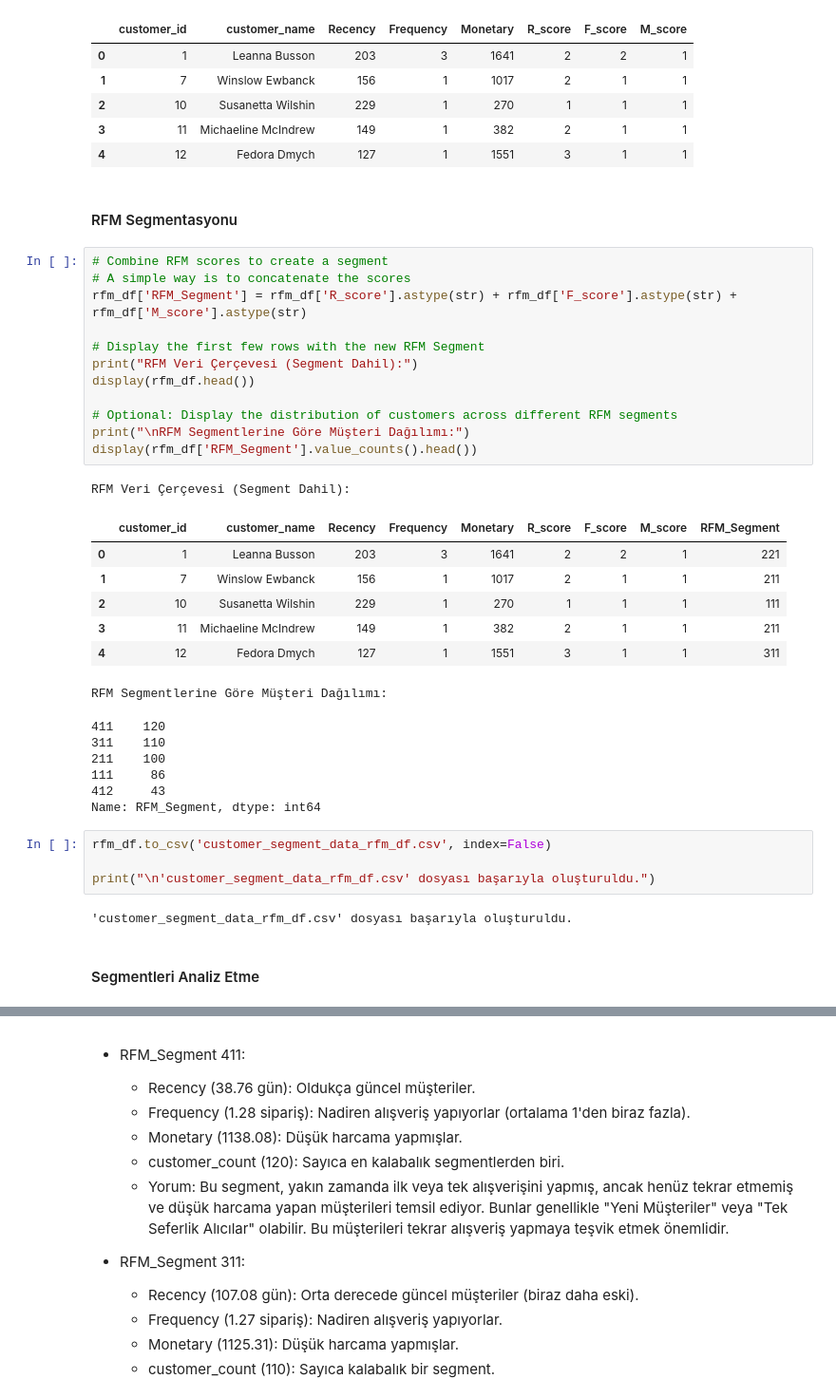
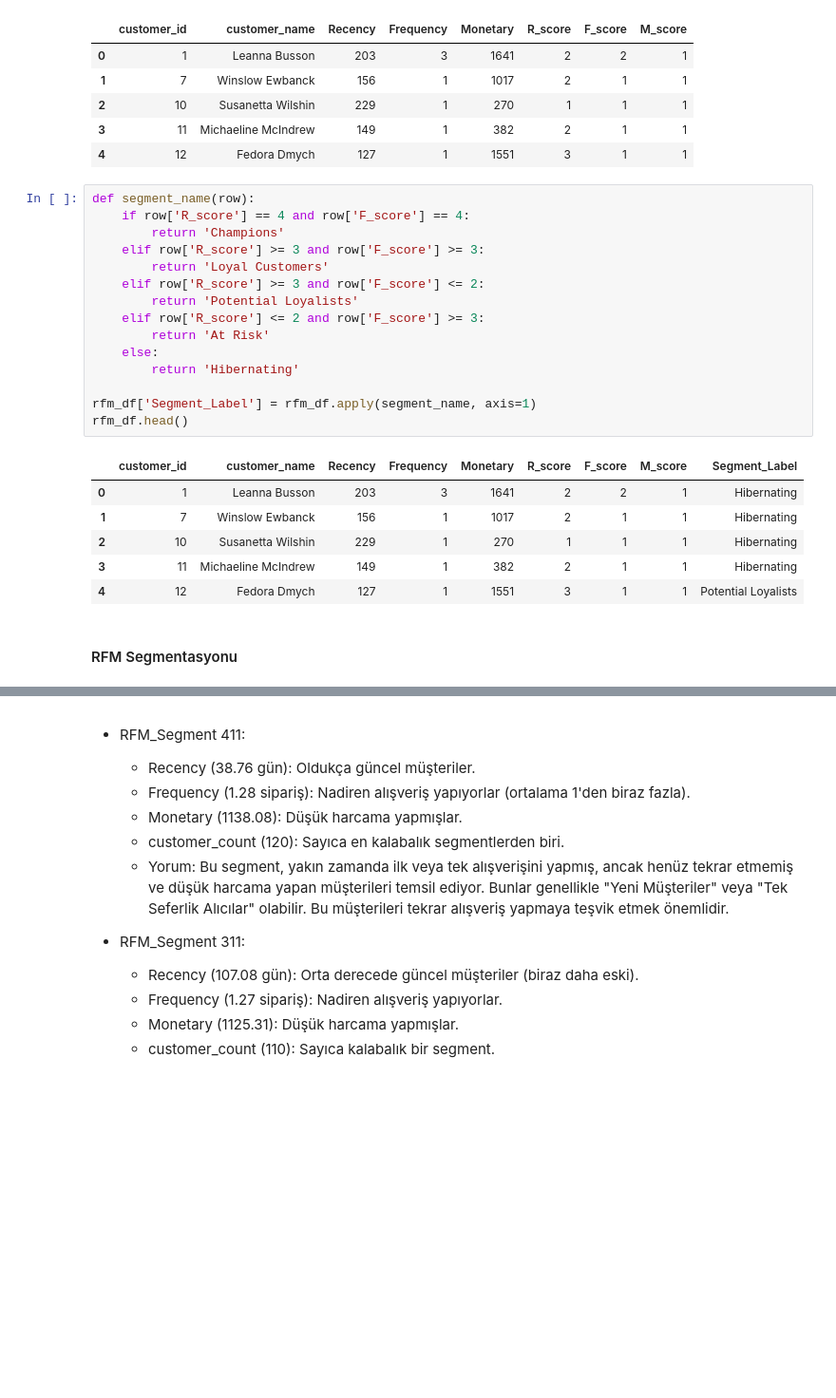
Before and after one commit to zeynepmert/Workintech_data_analysis_graduation_project, a Jupyter notebook: python/Customer_Analysis.ipynb, the cells around one changed output, grey strips where cells are left out. Shown: that part at 95% size. Cells and saved outputs as stored; diff of their text form; blank space fills up the shorter version.

Commit message:
Data eklendi

```diff
--- a/python/Customer_Analysis.ipynb
+++ b/python/Customer_Analysis.ipynb
@@ -1169,40 +1234,27 @@ RFM Skorları:
 | 2 | 10 | Susanetta Wilshin | 229 | 1 | 270 | 1 | 1 | 1 |
 | 3 | 11 | Michaeline McIndrew | 149 | 1 | 382 | 2 | 1 | 1 |
 | 4 | 12 | Fedora Dmych | 127 | 1 | 1551 | 3 | 1 | 1 |
+# %%
+def segment_name(row):
+    if row['R_score'] == 4 and row['F_score'] == 4:
+        return 'Champions'
+    elif row['R_score'] >= 3 and row['F_score'] >= 3:
+        return 'Loyal Customers'
+    elif row['R_score'] >= 3 and row['F_score'] <= 2:
+        return 'Potential Loyalists'
+    elif row['R_score'] <= 2 and row['F_score'] >= 3:
+        return 'At Risk'
+    else:
+        return 'Hibernating'
+
+rfm_df['Segment_Label'] = rfm_df.apply(segment_name, axis=1)
+rfm_df.head()
+# %% [output]
+|  | customer_id | customer_name | Recency | Frequency | Monetary | R_score | F_score | M_score | Segment_Label |
+| 0 | 1 | Leanna Busson | 203 | 3 | 1641 | 2 | 2 | 1 | Hibernating |
+| 1 | 7 | Winslow Ewbanck | 156 | 1 | 1017 | 2 | 1 | 1 | Hibernating |
+| 2 | 10 | Susanetta Wilshin | 229 | 1 | 270 | 1 | 1 | 1 | Hibernating |
+| 3 | 11 | Michaeline McIndrew | 149 | 1 | 382 | 2 | 1 | 1 | Hibernating |
+| 4 | 12 | Fedora Dmych | 127 | 1 | 1551 | 3 | 1 | 1 | Potential Loyalists |
 # %% [markdown]
 #### RFM Segmentasyonu
-# %%
-# Combine RFM scores to create a segment
-# A simple way is to concatenate the scores
-rfm_df['RFM_Segment'] = rfm_df['R_score'].astype(str) + rfm_df['F_score'].astype(str) + rfm_df['M_score'].astype(str)
-
-# Display the first few rows with the new RFM Segment
-print("RFM Veri Çerçevesi (Segment Dahil):")
-display(rfm_df.head())
-
-# Optional: Display the distribution of customers across different RFM segments
-print("\nRFM Segmentlerine Göre Müşteri Dağılımı:")
-display(rfm_df['RFM_Segment'].value_counts().head())
-# %% [output]
-RFM Veri Çerçevesi (Segment Dahil):
-|  | customer_id | customer_name | Recency | Frequency | Monetary | R_score | F_score | M_score | RFM_Segment |
-| 0 | 1 | Leanna Busson | 203 | 3 | 1641 | 2 | 2 | 1 | 221 |
-| 1 | 7 | Winslow Ewbanck | 156 | 1 | 1017 | 2 | 1 | 1 | 211 |
-| 2 | 10 | Susanetta Wilshin | 229 | 1 | 270 | 1 | 1 | 1 | 111 |
-| 3 | 11 | Michaeline McIndrew | 149 | 1 | 382 | 2 | 1 | 1 | 211 |
-| 4 | 12 | Fedora Dmych | 127 | 1 | 1551 | 3 | 1 | 1 | 311 |
-RFM Segmentlerine Göre Müşteri Dağılımı:
-411    120
-311    110
-211    100
-111     86
-412     43
-Name: RFM_Segment, dtype: int64
-# %%
-rfm_df.to_csv('customer_segment_data_rfm_df.csv', index=False)
-
-print("\n'customer_segment_data_rfm_df.csv' dosyası başarıyla oluşturuldu.")
-# %% [output]
-'customer_segment_data_rfm_df.csv' dosyası başarıyla oluşturuldu.
-# %% [markdown]
-#### Segmentleri Analiz Etme
```
Also changed, not shown: parts of 18 cells of this notebook, 8 other files.
